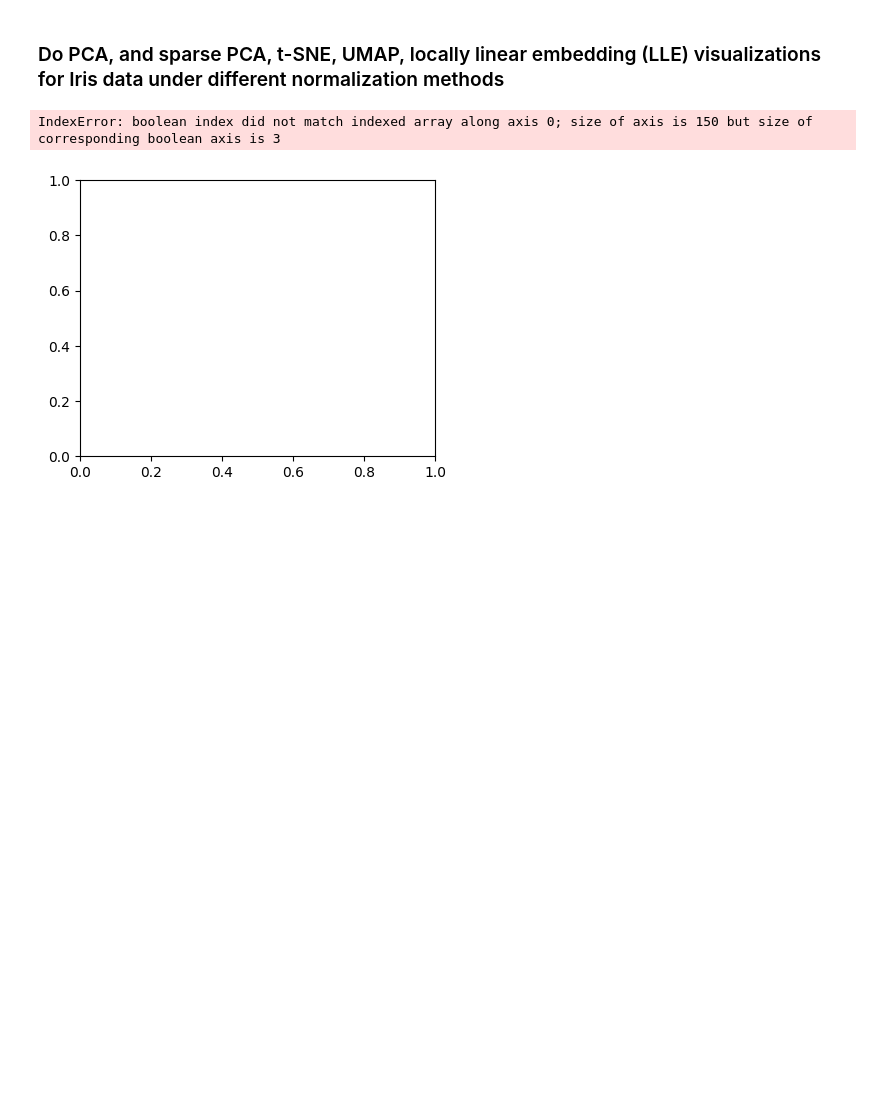
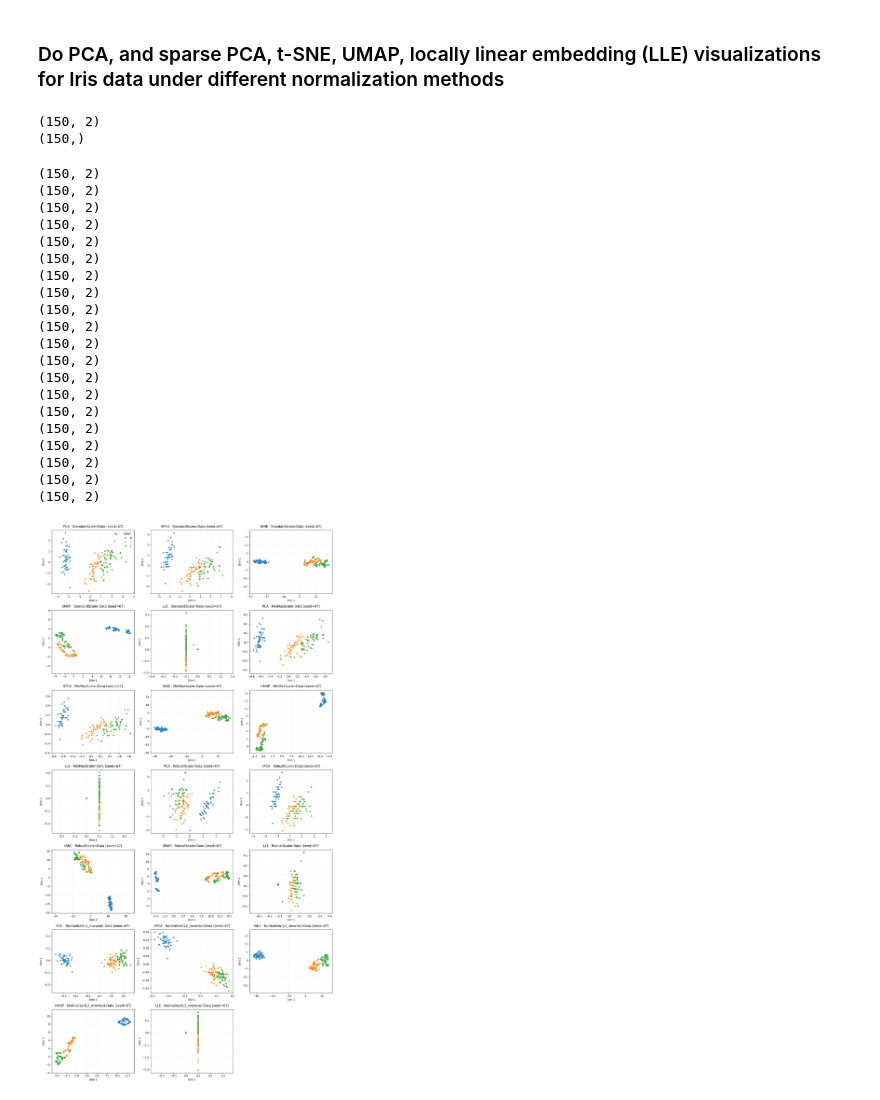
Before and after one commit to Brennan-Chan/Big-Data-Project-1, a Jupyter notebook: Project1-V0.0.1.ipynb, the cells around one changed output. Drawn from its saved outputs; the diff is of its cells as text; code cells hidden in the pictures; blank space fills up the shorter version.

Commit message:
Fixed the Plotting function now everything plots good.

```diff
--- a/Project1-V0.0.1.ipynb
+++ b/Project1-V0.0.1.ipynb
@@ -258,8 +263,34 @@ for name, data in scaled_data.items():
             "random_state": random_seed
         }
     }
+# %%
+temp = iris_transformed["StandardScaler-Data"]["PCA"]["data"]
+print(temp.shape)
+print(y.shape)
+# %% [output]
+(150, 2)
+(150,)
 # %%
-plot_embeddings_grid(emb_dict=iris_transformed, y = target_names)
+plot_embeddings_grid(emb_dict=iris_transformed, y = y)
 # %% [output]
-IndexError: boolean index did not match indexed array along axis 0; size of axis is 150 but size of corresponding boolean axis is 3
+(150, 2)
+(150, 2)
+(150, 2)
+(150, 2)
+(150, 2)
+(150, 2)
+(150, 2)
+(150, 2)
+(150, 2)
+(150, 2)
+(150, 2)
+(150, 2)
+(150, 2)
+(150, 2)
+(150, 2)
+(150, 2)
+(150, 2)
+(150, 2)
+(150, 2)
+(150, 2)
-[figure, old version]
+[figure, new version]
```
Also changed, not shown: parts of 2 cells of this notebook.
